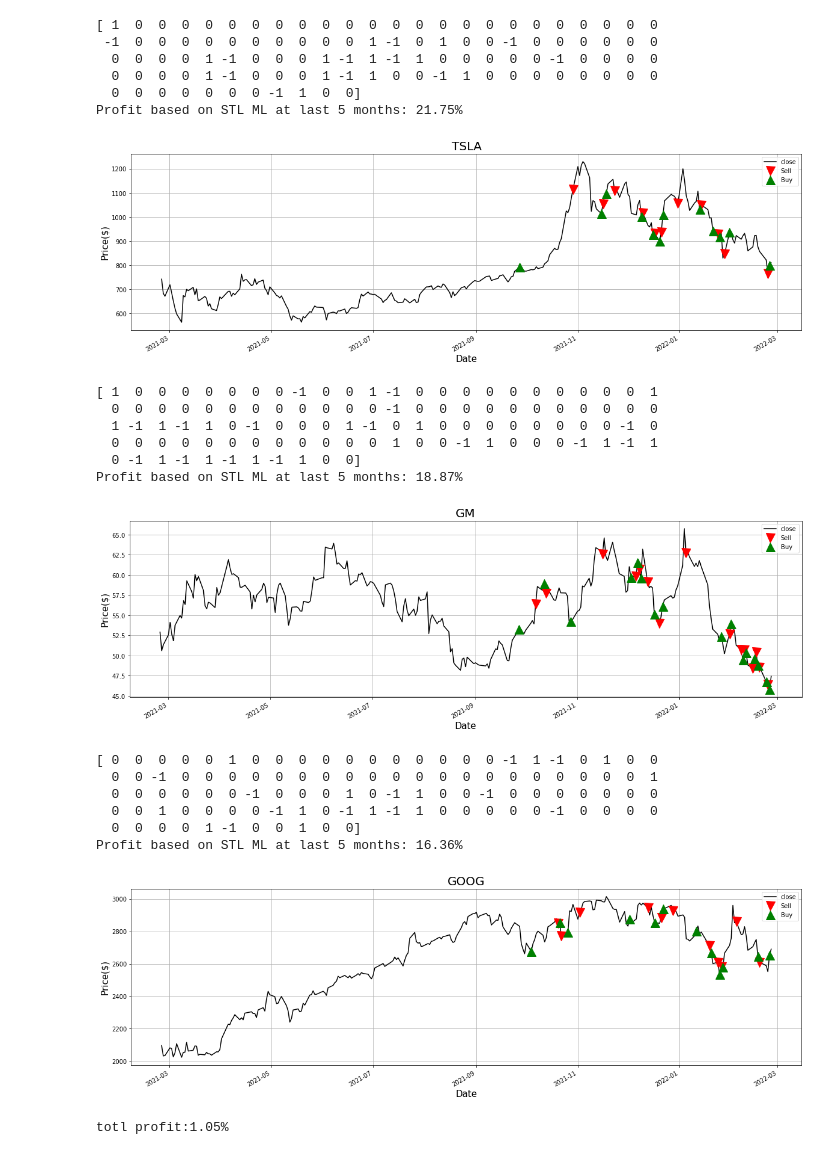
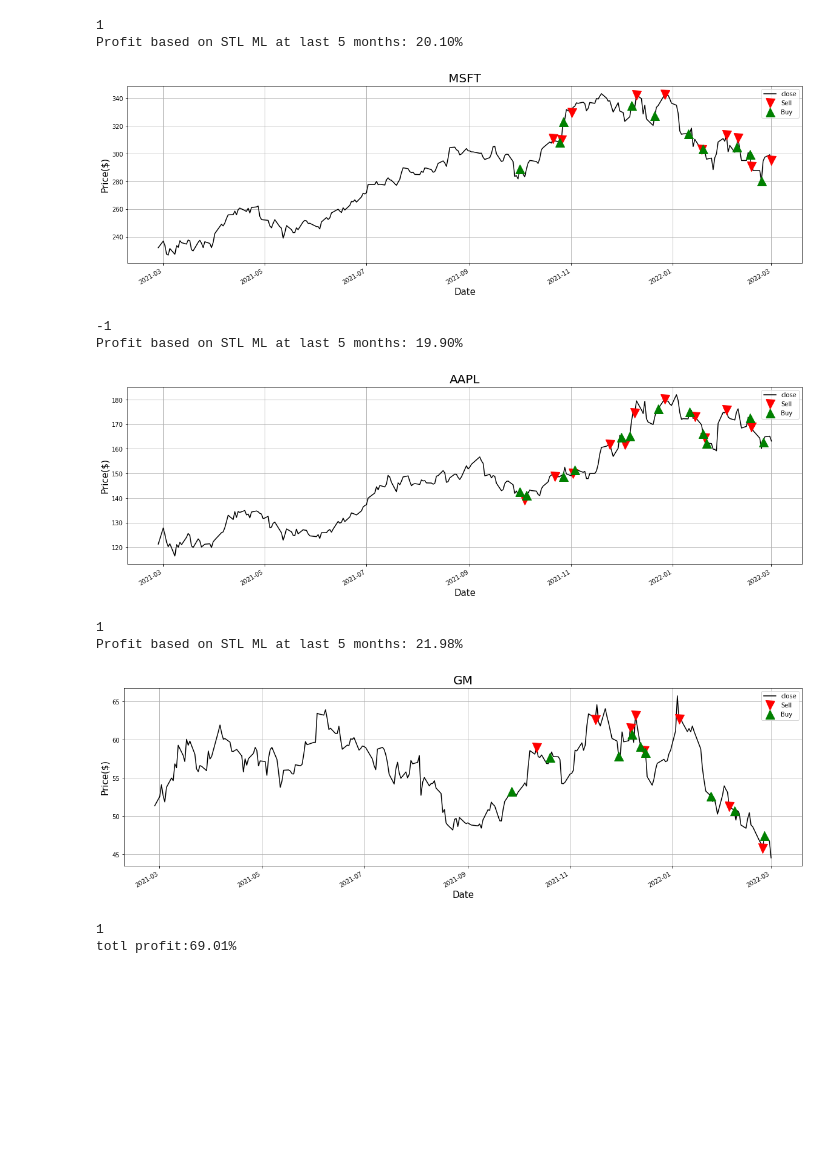
Before and after one commit to danielhunex/stock-ml-mini-project, a Jupyter notebook: src/paper_stl.ipynb, the cells around one changed output. Drawn from its saved outputs; the diff is of its cells as text; code cells hidden in the pictures; blank space fills up the shorter version.

```diff
--- a/src/paper_stl.ipynb
+++ b/src/paper_stl.ipynb
@@ -5,8 +5,8 @@ import pandas as pd
 import TradingStrategy as tStrategy
 import numpy as np
 from STL.StlMl import STL_strategy
-Api_Key ='PKZRKMC8K5EDBXSVROBY'
-Secret_Key='JZNLFV8N5gJLzwPMabzM8r6gPqH67uOhqCAOnKgL'
+Api_Key =''
+Secret_Key=''
 endpoint='https://paper-api.alpaca.markets'
 client = ac.ApiClient(Api_Key,Secret_Key,endpoint)
 # %%
@@ -14,8 +14,10 @@ total = 0.0
 from STL.StlMl import STL_strategy
 for s,ticker in enumerate([ "GOOG","TSLA","MSFT","AAPL","GM"]):
     df= client.get_closing_price(ticker,255)
+    #df = df.iloc[:-1]
     df.index=pd.to_datetime(df.index,utc=True)
-    stl = STL_strategy(ticker,df,'close',10,3)
+    stl = STL_strategy(ticker,df,'close',5,2)
     total += stl.backtest()
-print('totl profit:{:.2f}%'.format(total))
+    print(stl.strategy())
+print('totl profit:{:.2f}%'.format(total*100))
 # %% [output]
@@ -36,25 +29,14 @@ Profit based on STL ML at last 5 months: 23.62%
-[ 1  0  0  0  0  0  0  0  0  0  0  0  0  0  0  0  0  0  0  0  0  0  0  0
- -1  0  0  0  0  0  0  0  0  0  0  1 -1  0  1  0  0 -1  0  0  0  0  0  0
-  0  0  0  0  1 -1  0  0  0  1 -1  1 -1  1  0  0  0  0  0 -1  0  0  0  0
-  0  0  0  0  1 -1  0  0  0  1 -1  1  0  0 -1  1  0  0  0  0  0  0  0  0
-  0  0  0  0  0  0  0 -1  1  0  0]
-Profit based on STL ML at last 5 months: 21.75%
+1
+Profit based on STL ML at last 5 months: 20.10%
-[figure, old version]
+[figure, new version]
-[ 1  0  0  0  0  0  0  0 -1  0  0  1 -1  0  0  0  0  0  0  0  0  0  0  1
-  0  0  0  0  0  0  0  0  0  0  0  0 -1  0  0  0  0  0  0  0  0  0  0  0
-  1 -1  1 -1  1  0 -1  0  0  0  1 -1  0  1  0  0  0  0  0  0  0  0 -1  0
-  0  0  0  0  0  0  0  0  0  0  0  0  1  0  0 -1  1  0  0  0 -1  1 -1  1
-  0 -1  1 -1  1 -1  1 -1  1  0  0]
-Profit based on STL ML at last 5 months: 18.87%
+-1
+Profit based on STL ML at last 5 months: 19.90%
-[figure, old version]
+[figure, new version]
-[ 0  0  0  0  0  1  0  0  0  0  0  0  0  0  0  0  0 -1  1 -1  0  1  0  0
-  0  0 -1  0  0  0  0  0  0  0  0  0  0  0  0  0  0  0  0  0  0  0  0  1
-  0  0  0  0  0  0 -1  0  0  0  1  0 -1  1  0  0 -1  0  0  0  0  0  0  0
-  0  0  1  0  0  0  0 -1  1  0 -1  1 -1  1  0  0  0  0  0 -1  0  0  0  0
-  0  0  0  0  1 -1  0  0  1  0  0]
-Profit based on STL ML at last 5 months: 16.36%
+1
+Profit based on STL ML at last 5 months: 21.98%
-[figure, old version]
+[figure, new version]
-totl profit:1.05%
+1
+totl profit:69.01%
 # %%
 model = 'stl'
 STOCKs=["GOOG","TSLA","MSFT","AAPL","GM"]
```
Also changed, not shown: parts of 2 cells of this notebook, 1 other file.
